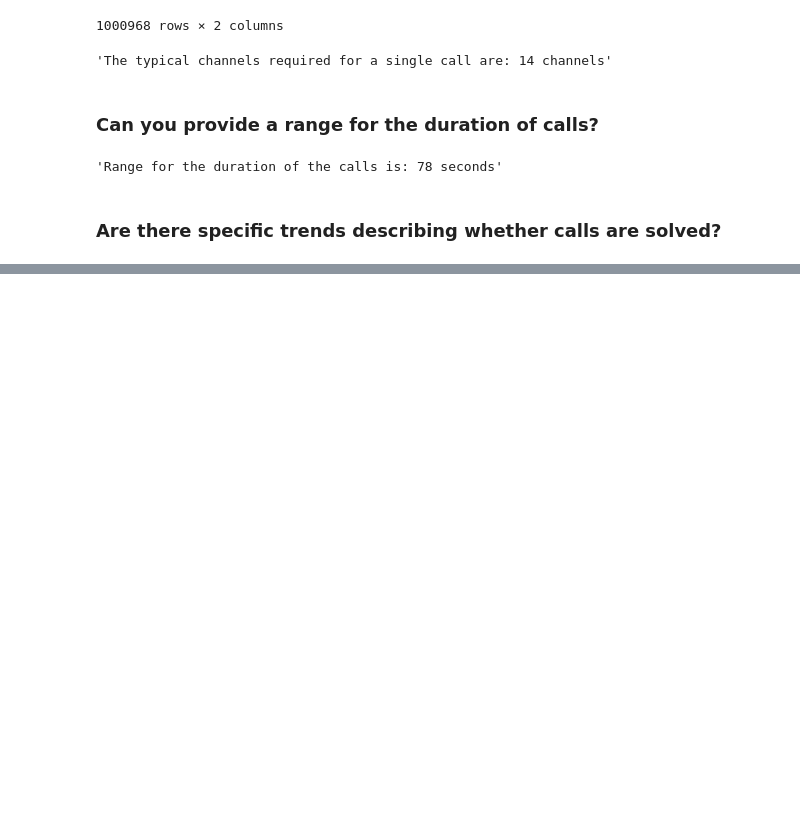
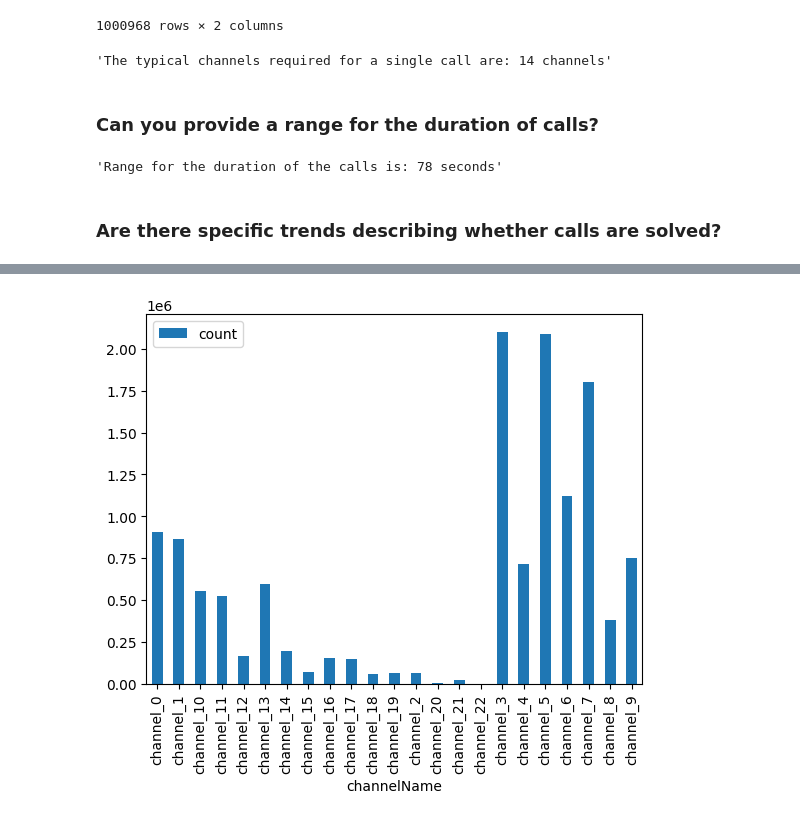
Before and after one commit to adrioui/data-exploration, a Jupyter notebook: Data Exploration.ipynb, the cells around one changed output, grey strips where cells are left out. Cells and saved outputs as stored; diff of their text form; code cells hidden in the pictures; blank space fills up the shorter version.

```diff
--- a/Data Exploration.ipynb
+++ b/Data Exploration.ipynb
@@ -211,0 +203,5 @@ time_grp_is_solved.loc[channel_grp_is_solved["is_solved"] == 1]
+# %%
+channel_grp_is_solved.loc[channel_grp_is_solved["is_solved"] == 0].plot(x="channelName", y="count", kind="bar")
+plt.show()
+# %% [output]
+[figure, added]
```
Also changed, not shown: parts of 7 cells of this notebook.
